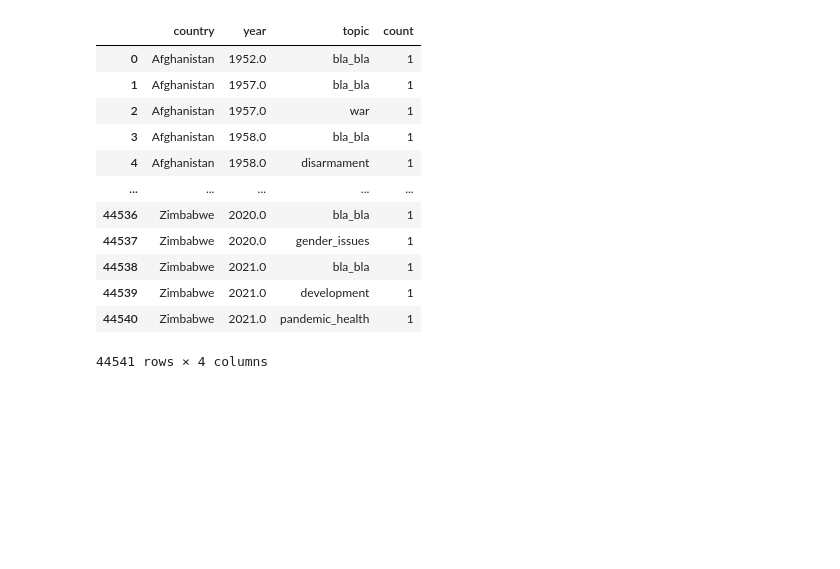
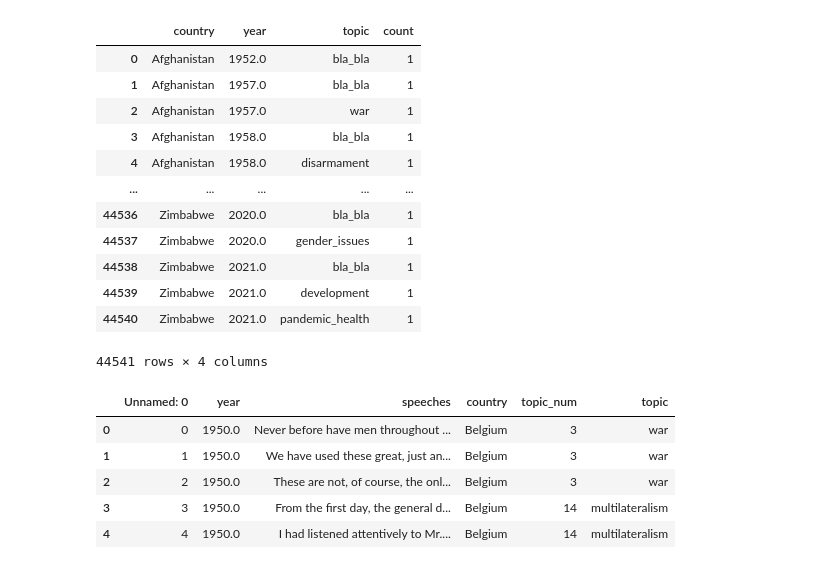
Before and after one commit to renzorico/speeches-at-UN, a Jupyter notebook: renzo/graph_streamlit.ipynb, the cells around one changed output. Saved outputs shown, nothing was run; the diff lists cells and outputs as text; code cells hidden in the pictures; blank space fills up the shorter version.

```diff
--- a/renzo/graph_streamlit.ipynb
+++ b/renzo/graph_streamlit.ipynb
@@ -78,3 +78,13 @@ df_
 | 44539 | Zimbabwe | 2021.0 | development | 1 |
 | 44540 | Zimbabwe | 2021.0 | pandemic_health | 1 |
 44541 rows × 4 columns
+# %%
+data_st =pd.read_csv('../raw_data/data_st.csv')
+data_st.head()
+# %% [output]
+|  | Unnamed: 0 | year | speeches | country | topic_num | topic |
+| 0 | 0 | 1950.0 | Never before have men throughout ... | Belgium | 3 | war |
+| 1 | 1 | 1950.0 | We have used these great, just an... | Belgium | 3 | war |
+| 2 | 2 | 1950.0 | These are not, of course, the onl... | Belgium | 3 | war |
+| 3 | 3 | 1950.0 | From the first day, the general d... | Belgium | 14 | multilateralism |
+| 4 | 4 | 1950.0 | I had listened attentively to Mr.... | Belgium | 14 | multilateralism |
```
Also changed, not shown: 5 other files.
